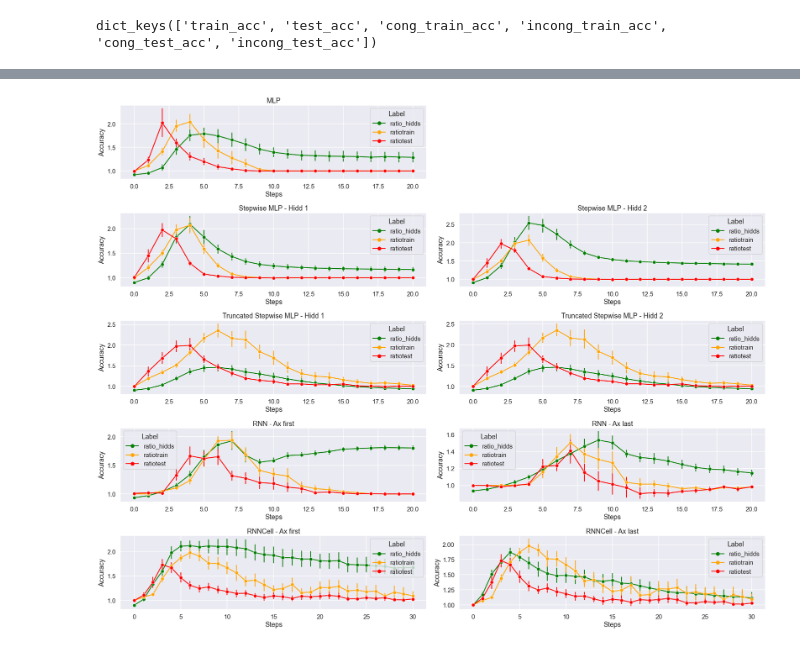
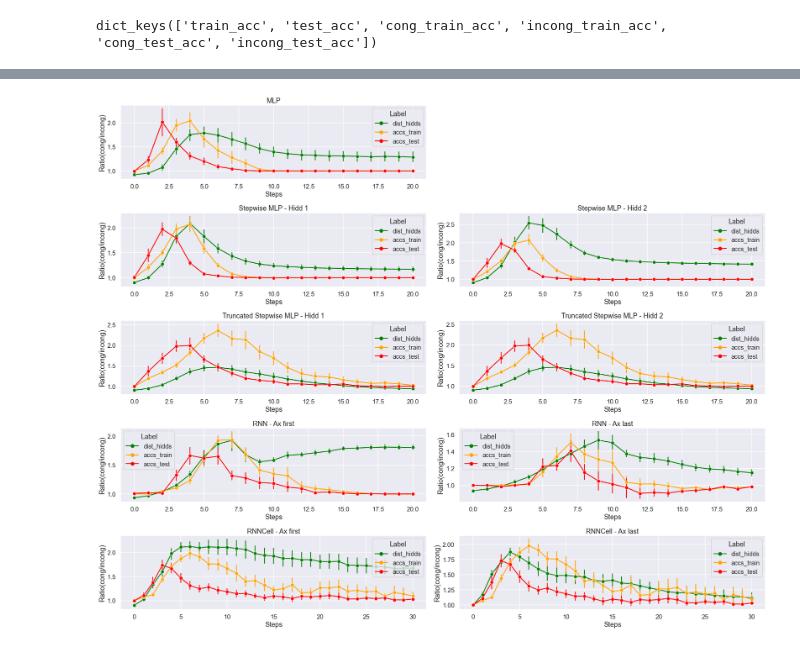
Before and after one commit to MaryZolfaghar/WCSLS, a Jupyter notebook: notebooks/results_cong_incong_ratio.ipynb, the cells around one changed output, grey strips where cells are left out. Cells and saved outputs as stored; diff of their text form; code cells hidden in the pictures.

Commit message:
final accuracy results

```diff
--- a/notebooks/results_cong_incong_ratio.ipynb
+++ b/notebooks/results_cong_incong_ratio.ipynb
@@ -25,47 +25,47 @@ def runs_to_df(runs_result, ratio_hidds):
 
     ratio_hidd = pd.DataFrame(ratio_hidds, columns=np.arange(checkpoints))
     ratio_hidd.insert(0, 'runs', np.arange(runs))
-    df_ratio_hidds = pd.melt(ratio_hidd, id_vars=['runs'], var_name='Steps', value_name='Accuracy')
-    df_ratio_hidds['Label'] = 'ratio_hidds'
+    df_ratio_hidds = pd.melt(ratio_hidd, id_vars=['runs'], var_name='Steps', value_name='Ratio(cong/incong)')
+    df_ratio_hidds['Label'] = 'dist_hidds'
 
     ratio_tr = pd.DataFrame(ratio_cong_incong_train, columns=np.arange(checkpoints))
     ratio_tr.insert(0, 'runs', np.arange(runs))
-    df_ratio_cong_incong_acc_tr = pd.melt(ratio_tr, id_vars=['runs'], var_name='Steps', value_name='Accuracy')
-    df_ratio_cong_incong_acc_tr['Label'] = 'ratiotrain'
+    df_ratio_cong_incong_acc_tr = pd.melt(ratio_tr, id_vars=['runs'], var_name='Steps', value_name='Ratio(cong/incong)')
+    df_ratio_cong_incong_acc_tr['Label'] = 'accs_train'
 
     ratio_ts = pd.DataFrame(ratio_cong_incong_test, columns=np.arange(checkpoints))
     ratio_ts.insert(0, 'runs', np.arange(runs))
-    df_ratio_cong_incong_acc_ts = pd.melt(ratio_ts, id_vars=['runs'], var_name='Steps', value_name='Accuracy')
-    df_ratio_cong_incong_acc_ts['Label'] = 'ratiotest'
+    df_ratio_cong_incong_acc_ts = pd.melt(ratio_ts, id_vars=['runs'], var_name='Steps', value_name='Ratio(cong/incong)')
+    df_ratio_cong_incong_acc_ts['Label'] = 'accs_test'
 
     tr = pd.DataFrame(train_accs, columns=np.arange(checkpoints))
     tr.insert(0, 'runs', np.arange(runs))
-    df_train = pd.melt(tr, id_vars=['runs'], var_name='Steps', value_name='Accuracy')
+    df_train = pd.melt(tr, id_vars=['runs'], var_name='Steps', value_name='Ratio(cong/incong)')
     df_train['Label'] = 'train'
 
     ts = pd.DataFrame(test_accs, columns=np.arange(checkpoints))
     ts.insert(0, 'runs', np.arange(runs))
-    df_test = pd.melt(ts, id_vars=['runs'], var_name='Steps', value_name='Accuracy')
+    df_test = pd.melt(ts, id_vars=['runs'], var_name='Steps', value_name='Ratio(cong/incong)')
     df_test['Label'] = 'test'
 
     cong_tr = pd.DataFrame(cong_train_accs, columns=np.arange(checkpoints))
     cong_tr.insert(0, 'runs', np.arange(runs))
-    df_cong_train = pd.melt(cong_tr, id_vars=['runs'], var_name='Steps', value_name='Accuracy')
+    df_cong_train = pd.melt(cong_tr, id_vars=['runs'], var_name='Steps', value_name='Ratio(cong/incong)')
     df_cong_train['Label'] = 'cong_train'
 
     cong_ts = pd.DataFrame(cong_test_accs, columns=np.arange(checkpoints))
     cong_ts.insert(0, 'runs', np.arange(runs))
-    df_cong_test = pd.melt(cong_ts, id_vars=['runs'], var_name='Steps', value_name='Accuracy')
+    df_cong_test = pd.melt(cong_ts, id_vars=['runs'], var_name='Steps', value_name='Ratio(cong/incong)')
     df_cong_test['Label'] = 'cong_test'
 
     incong_tr = pd.DataFrame(incong_train_accs, columns=np.arange(checkpoints))
     incong_tr.insert(0, 'runs', np.arange(runs))
-    df_incong_train = pd.melt(incong_tr, id_vars=['runs'], var_name='Steps', value_name='Accuracy')
+    df_incong_train = pd.melt(incong_tr, id_vars=['runs'], var_name='Steps', value_name='Ratio(cong/incong)')
     df_incong_train['Label'] = 'incong_train'
 
     incong_ts = pd.DataFrame(incong_test_accs, columns=np.arange(checkpoints))
     incong_ts.insert(0, 'runs', np.arange(runs))
-    df_incong_test = pd.melt(incong_ts, id_vars=['runs'], var_name='Steps', value_name='Accuracy')
+    df_incong_test = pd.melt(incong_ts, id_vars=['runs'], var_name='Steps', value_name='Ratio(cong/incong)')
     df_incong_test['Label'] = 'incong_test'
 
     dfs = df_train, df_test, df_cong_train, df_cong_test, df_incong_train,\
@@ -79,25 +79,25 @@ def plot_accs(dfs, title, ax):
         df_incong_test, df_ratio_cong_incong_acc_tr,\
         df_ratio_cong_incong_acc_ts, df_ratio_hidds = dfs
     # ax = sns.lineplot(data=df_train,
-    #             x="Steps", y="Accuracy", hue="Label", style="Label",
+    #             x="Steps", y="Ratio(cong/incong)", hue="Label", style="Label",
     #             markers=True, dashes=False, err_style="bars", ci=68, palette=['orange'], ax=ax)
     # ax = sns.lineplot(data=df_test,
-    #             x="Steps", y="Accuracy", hue="Label", style="Label",
+    #             x="Steps", y="Ratio(cong/incong)", hue="Label", style="Label",
     #             markers=True, dashes=False, err_style="bars", ci=68, ax=ax)
     ax = sns.lineplot(data=df_ratio_hidds,
-                x="Steps", y="Accuracy", hue="Label", style="Label",
+                x="Steps", y="Ratio(cong/incong)", hue="Label", style="Label",
                 markers=True, dashes=False, err_style="bars", ci=68, palette=['green'], ax=ax)
     ax = sns.lineplot(data=df_ratio_cong_incong_acc_tr,
-                x="Steps", y="Accuracy", hue="Label", style="Label",
+                x="Steps", y="Ratio(cong/incong)", hue="Label", style="Label",
                 markers=True, dashes=False, err_style="bars", ci=68, palette=['orange'], ax=ax)
     ax = sns.lineplot(data=df_ratio_cong_incong_acc_ts,
-                x="Steps", y="Accuracy", hue="Label", style="Label",
+                x="Steps", y="Ratio(cong/incong)", hue="Label", style="Label",
                 markers=True, dashes=False, err_style="bars", ci=68, palette=['red'], ax=ax)
     # ax = sns.lineplot(data=df_incong_train,
-    #             x="Steps", y="Accuracy", hue="Label", style="Label",
+    #             x="Steps", y="Ratio(cong/incong)", hue="Label", style="Label",
     #             markers=True, dashes=False, err_style="bars", ci=68, palette=['green'], ax=ax)
     # ax = sns.lineplot(data=df_incong_test,
-    #             x="Steps", y="Accuracy", hue="Label", style="Label",
+    #             x="Steps", y="Ratio(cong/incong)", hue="Label", style="Label",
     #             markers=True, dashes=False, err_style="bars", ci=68, palette=['purple'], ax=ax)
 
     ax.set_title(title)
@@ -213,32 +209,32 @@ ax = plot_accs(dfs, "Stepwise MLP - Hidd 2", axs[1][1])
 dfs = runs_to_df(trunc_swmlp_runs, ratio_hidds_trunc_swmlp[:,:,0])
 ax = plot_accs(dfs, "Truncated Stepwise MLP - Hidd 1", axs[2][0])
 
 dfs = runs_to_df(trunc_swmlp_runs, ratio_hidds_trunc_swmlp[:,:,0])
 ax = plot_accs(dfs, "Truncated Stepwise MLP - Hidd 2", axs[2][1])
 
 
 ctx_order = 'first'
 dfs = runs_to_df(rnn_ctxF_runs, ratio_hidds_rnn_ctxF)
 ax = plot_accs(dfs, "RNN - Ax %s" %(ctx_order), axs[3][0])
 
 dfs = runs_to_df(rnncell_ctxF_runs, ratio_hidds_rnncell_ctxF)
 ax = plot_accs(dfs, "RNNCell - Ax %s" %(ctx_order), axs[4][0])
 
 ctx_order = 'last'
 dfs = runs_to_df(rnn_ctxL_runs, ratio_hidds_rnn_ctxL)
 ax = plot_accs(dfs, "RNN - Ax %s" %(ctx_order), axs[3][1])
 
 dfs = runs_to_df(rnncell_ctxL_runs, ratio_hidds_rnncell_ctxL)
 ax = plot_accs(dfs, "RNNCell - Ax %s" %(ctx_order), axs[4][1])
 
 plt.tight_layout()
 
 
-fig_str = 'analyze_accs_cong_incong_ratio_acc_results_all_models'
+fig_str = 'analyze_accs_cong_incong_ratio_results_all_models'
 plt.tight_layout()
 fig.savefig(('../../figures/' + fig_str + '.pdf'),
             bbox_inches = 'tight', pad_inches = 0)
 fig.savefig(('../../figures/' + fig_str + '.png'),
             bbox_inches = 'tight', pad_inches = 0)
 # %% [output]
-[figure, old version]
+[figure, new version]
```
Also changed, not shown: parts of 3 cells of this notebook, 4 other files.
